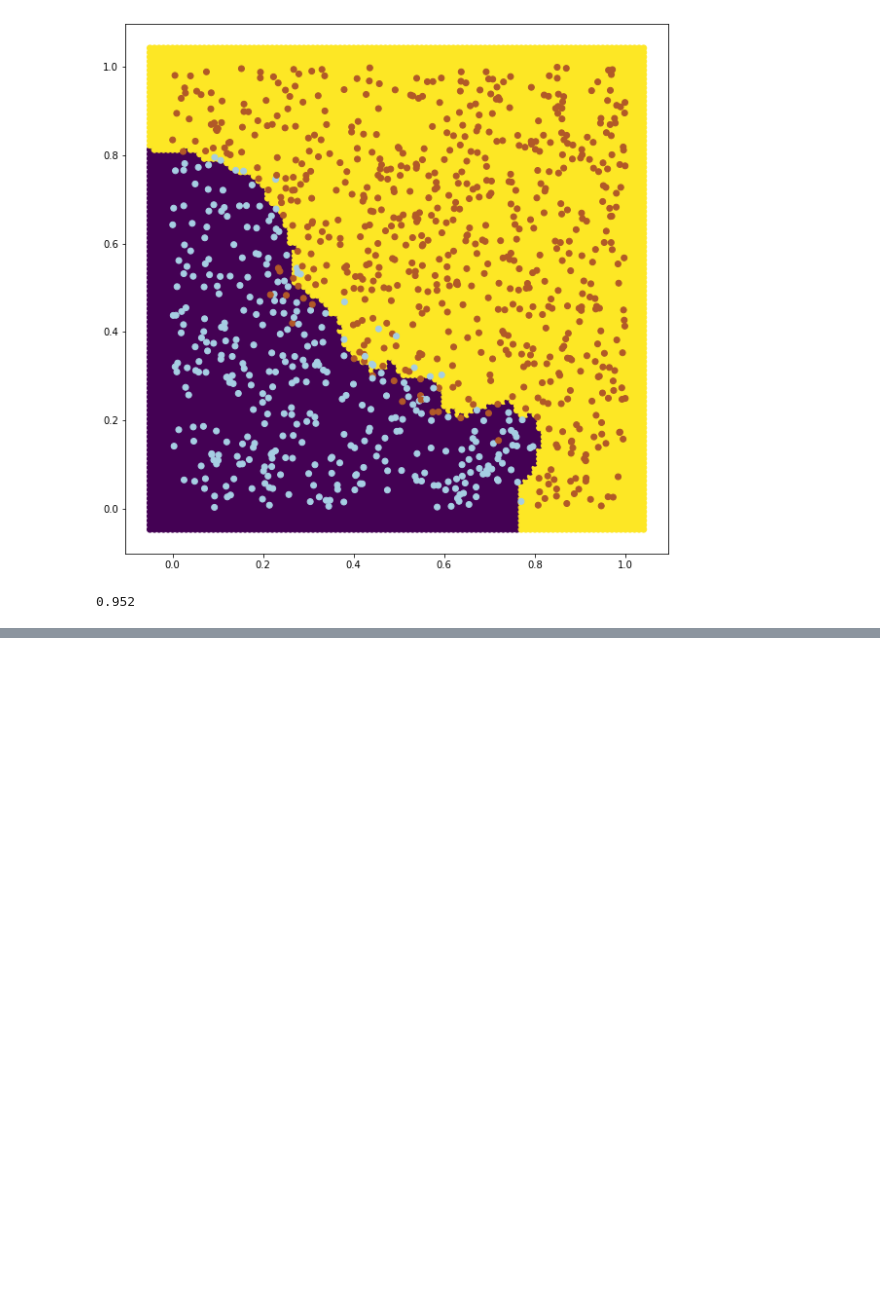
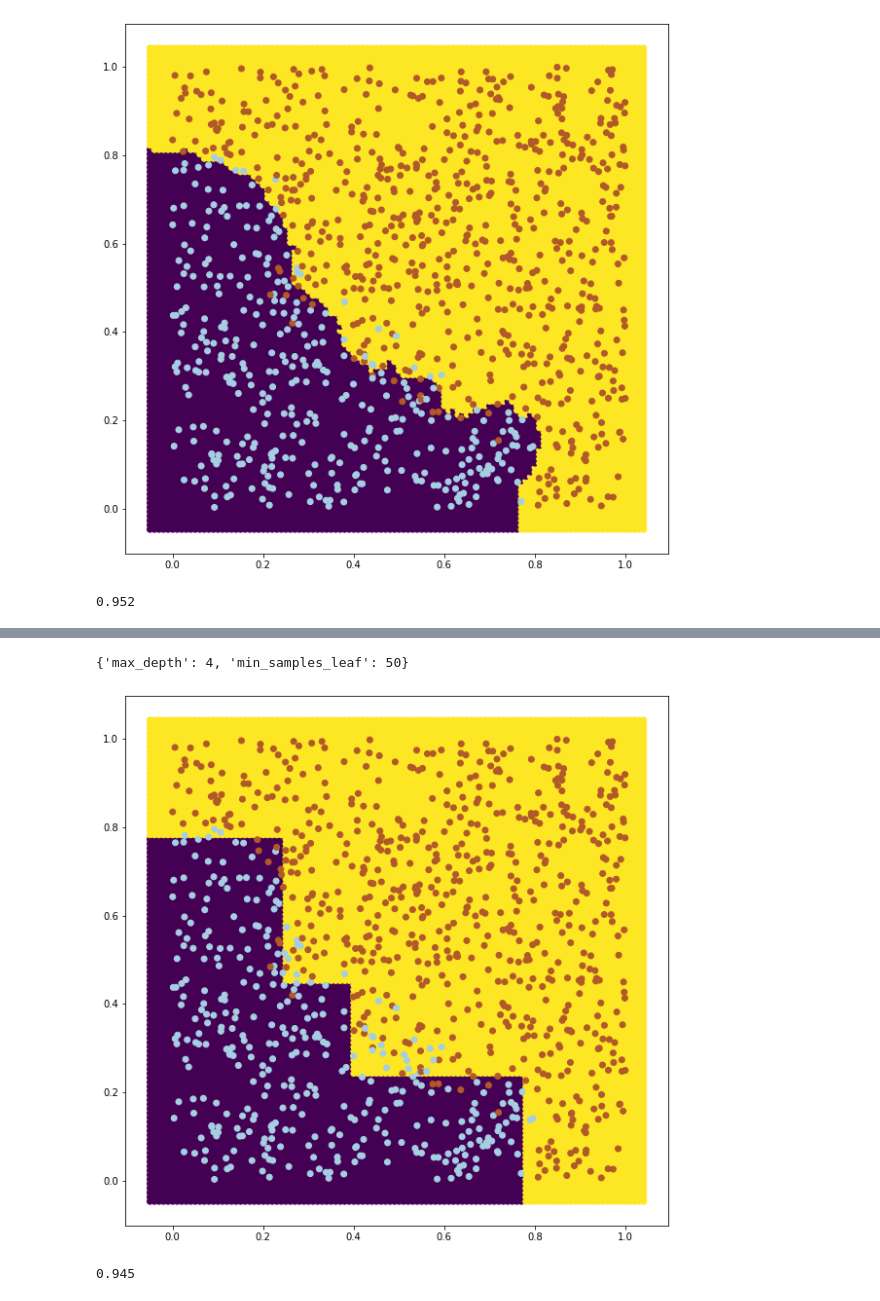
Before and after one commit to dan1dr/master_DS, a Jupyter notebook: 4.Machine_Learning/Car.ipynb, the cells around one changed output, grey strips where cells are left out. Saved outputs shown, nothing was run; the diff lists cells and outputs as text; code cells hidden in the pictures; blank space fills up the shorter version.

```diff
--- a/4.Machine_Learning/Car.ipynb
+++ b/4.Machine_Learning/Car.ipynb
@@ -127,0 +205,4 @@ cross_val_score(clf, X, y , scoring = 'accuracy').mean()
+# %%
+clfd = GridSearchCV(DecisionTreeClassifier(), param_grid = {'max_depth':np.arange(2,7), 'min_samples_leaf':(50,100,200)},
+                    scoring = 'accuracy')
+clfd.fit(X,y)
@@ -127,0 +228,8 @@ cross_val_score(clf, X, y , scoring = 'accuracy').mean()
+# %%
+clfd.best_params_
+# %% [output]
+{'max_depth': 4, 'min_samples_leaf': 50}
+# %%
+draw(clfd, X.values, y.values, 0.01)
+# %% [output]
+[figure, added]
@@ -127,0 +240,4 @@ cross_val_score(clf, X, y , scoring = 'accuracy').mean()
+# %%
+cross_val_score(clfr, X, y).mean()
+# %% [output]
+0.945
```
Also changed, not shown: parts of 20 cells of this notebook.
